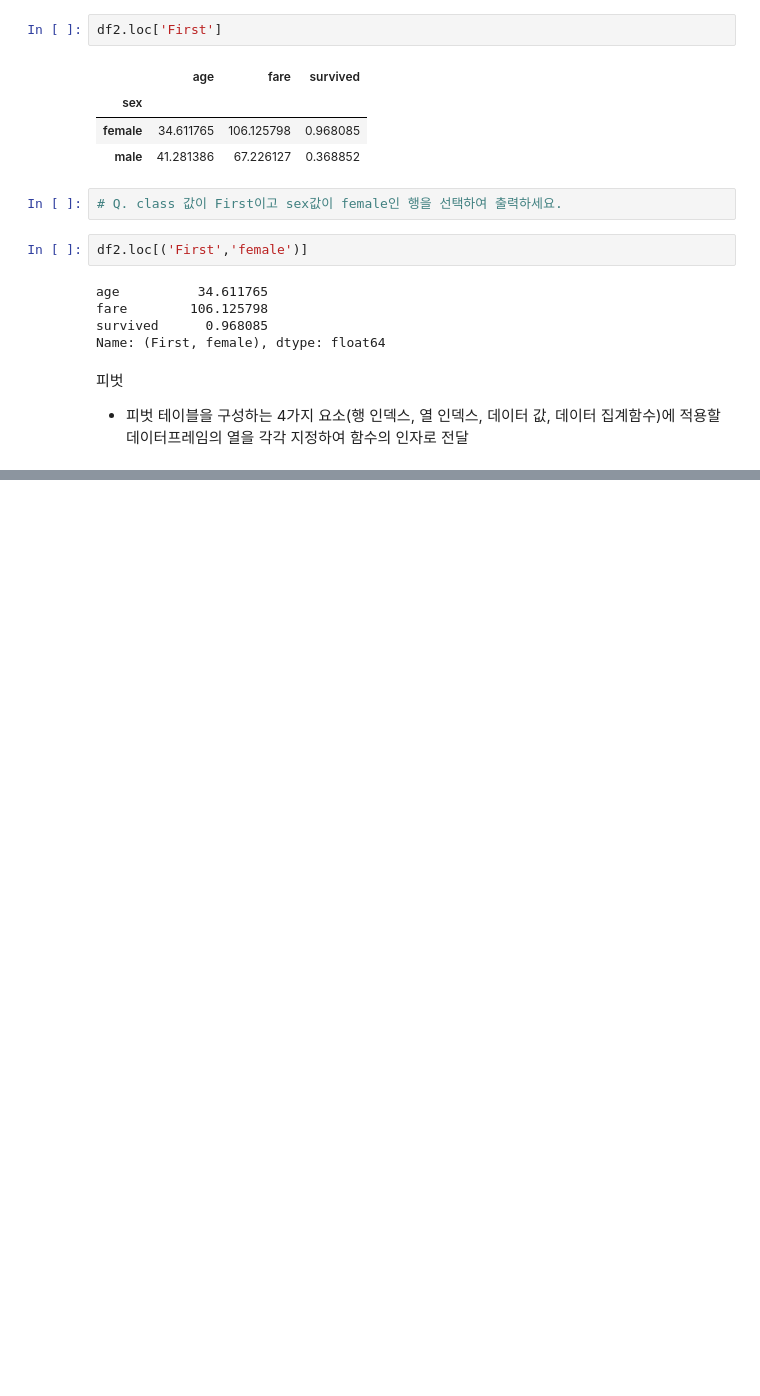
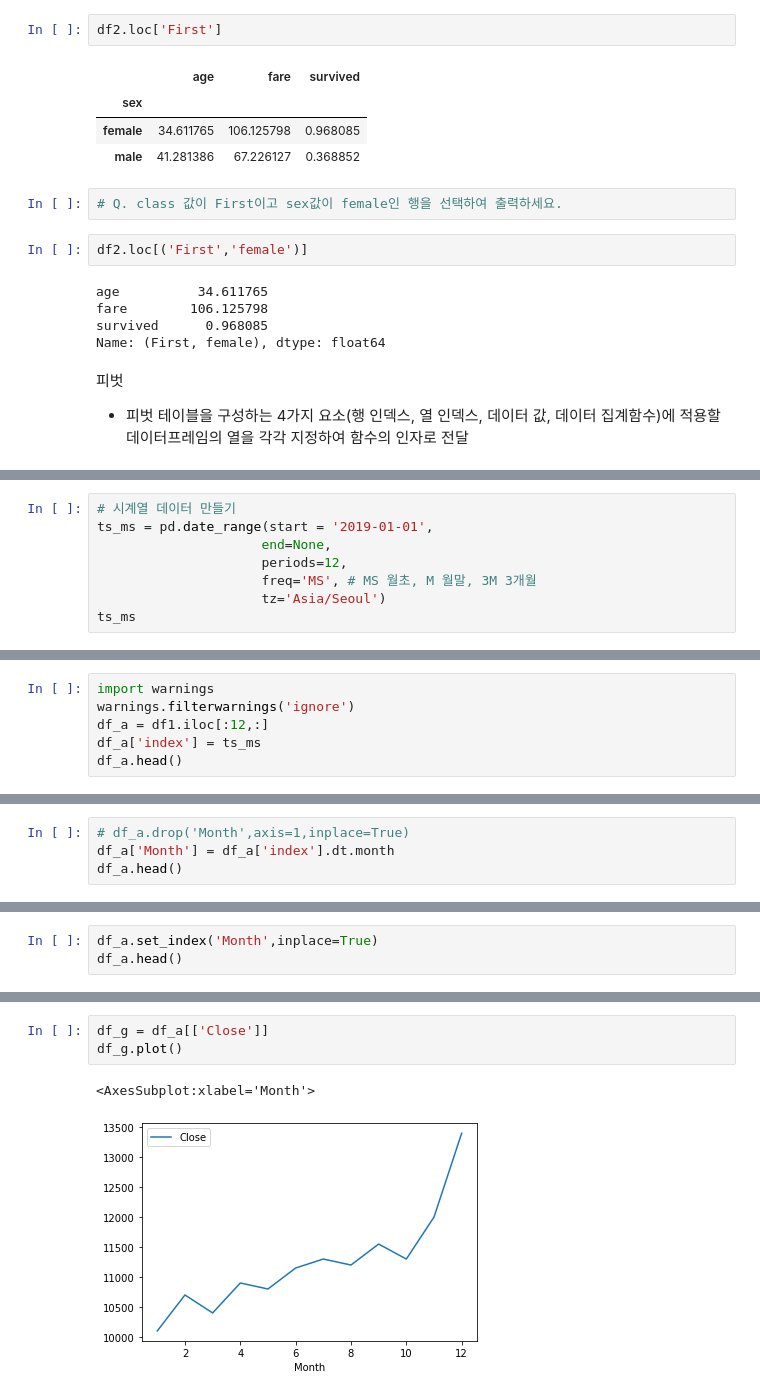
Before and after one commit to bnv20/kdt5, a Jupyter notebook: m2_분석라이브러리활용/pandas/pandas_응용.ipynb, the cells around one changed output, grey strips where cells are left out. Drawn from its saved outputs; the diff is of its cells as text; blank space fills up the shorter version.

```diff
--- a/m2_분석라이브러리활용/pandas/pandas_응용.ipynb
+++ b/m2_분석라이브러리활용/pandas/pandas_응용.ipynb
@@ -355,0 +663,8 @@ Name: (First, female), dtype: float64
+# %%
+# 시계열 데이터 만들기
+ts_ms = pd.date_range(start = '2019-01-01',
+                     end=None,
+                     periods=12,
+                     freq='MS', # MS 월초, M 월말, 3M 3개월
+                     tz='Asia/Seoul')
+ts_ms
@@ -355,0 +683,6 @@ Name: (First, female), dtype: float64
+# %%
+import warnings
+warnings.filterwarnings('ignore')
+df_a = df1.iloc[:12,:]
+df_a['index'] = ts_ms
+df_a.head()
@@ -355,0 +697,4 @@ Name: (First, female), dtype: float64
+# %%
+# df_a.drop('Month',axis=1,inplace=True)
+df_a['Month'] = df_a['index'].dt.month
+df_a.head()
@@ -355,0 +709,3 @@ Name: (First, female), dtype: float64
+# %%
+df_a.set_index('Month',inplace=True)
+df_a.head()
@@ -355,0 +720,6 @@ Name: (First, female), dtype: float64
+# %%
+df_g = df_a[['Close']]
+df_g.plot()
+# %% [output]
+<AxesSubplot:xlabel='Month'>
+[figure, added]
```
Also changed, not shown: parts of 43 cells of this notebook.
